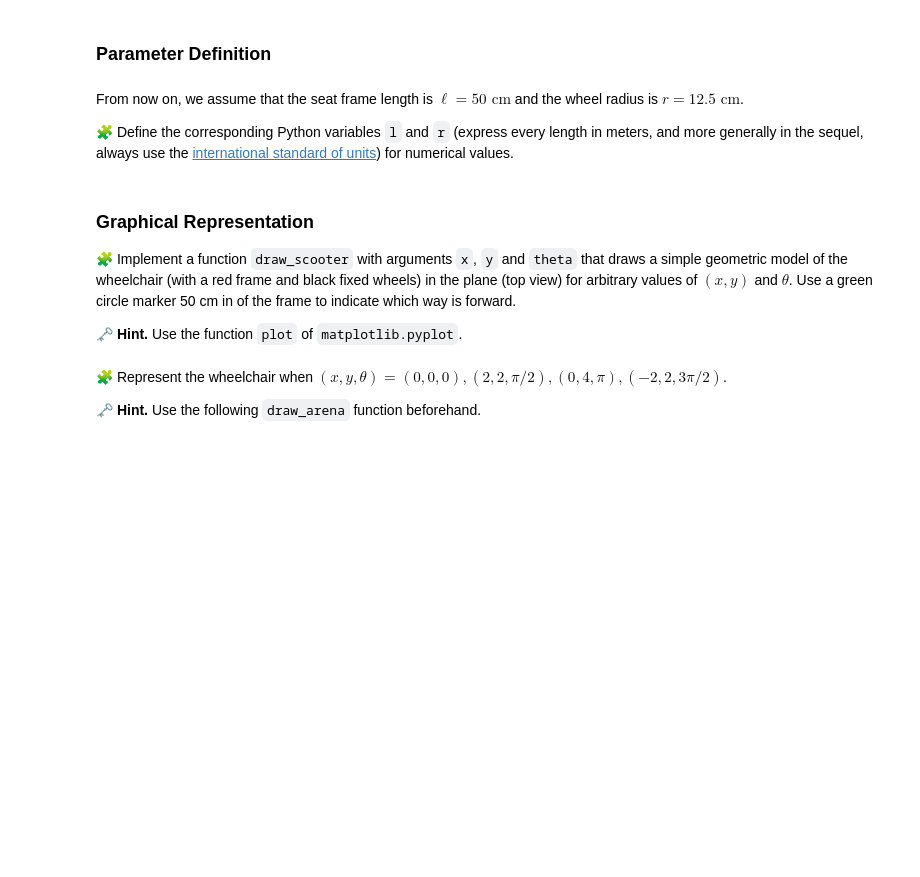
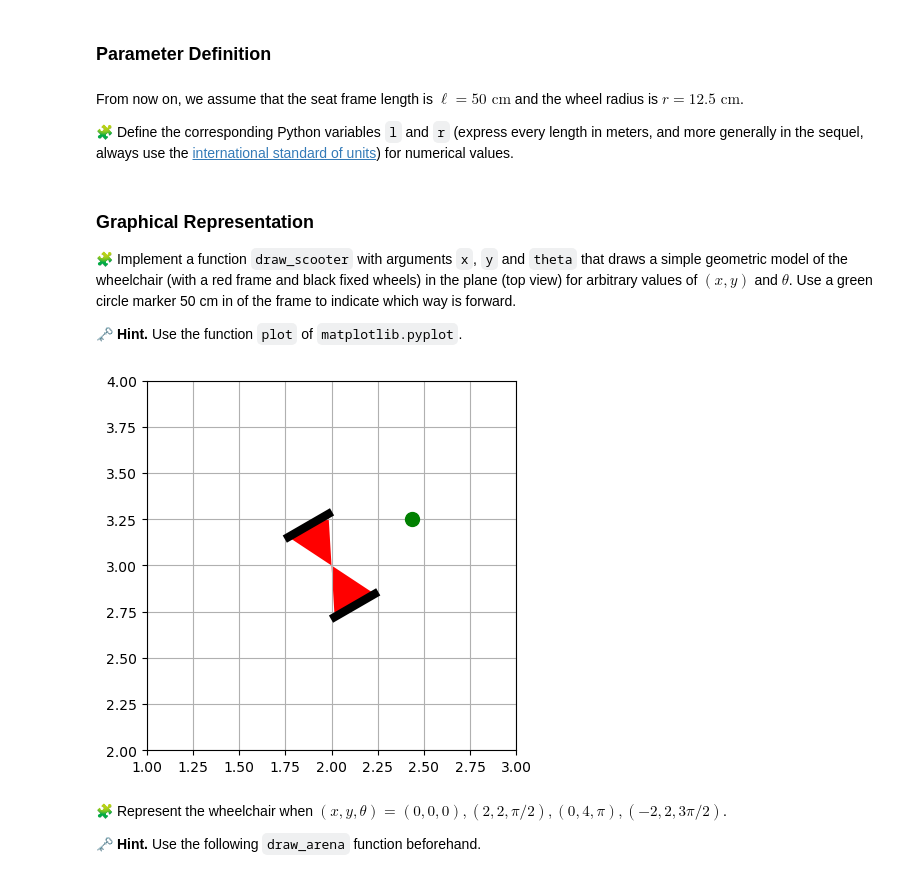
Before and after one commit to LahbibAll/control-engineering-with-python-project-2023-2024, a Jupyter notebook: Project-part-1.ipynb, the cells around one changed output. Saved outputs shown, nothing was run; the diff lists cells and outputs as text; code cells hidden in the pictures; blank space fills up the shorter version.

```diff
--- a/Project-part-1.ipynb
+++ b/Project-part-1.ipynb
@@ -56,3 +54,78 @@ pass
+# %%
+import matplotlib.pyplot as plt
+import numpy as np
+
+def draw_scooter(x, y, theta1):
+    # Define the frame of the scooter (length) and wheel radius
+    frame_length = 0.5  # 50 cm
+    wheel_radius = 0.125  # 12.5 cm
+
+    # Define the shape of the pads as isosceles triangles
+    pad_width = 0.5  # Width of the pad at the base
+    theta = np.pi/2 - theta1
+    # Pad vertices: base vertices at the wheel positions and the top vertex at the center
+    pad_left = np.array([
+        [-frame_length / 2, -wheel_radius],
+        [-frame_length / 2, wheel_radius],
+        [0, 0]
+    ])
+
+    pad_right = np.array([
+        [frame_length / 2, -wheel_radius],
+        [frame_length / 2, wheel_radius],
+        [0, 0]
+    ])
+
+    # Define the wheels positions (fixed at the ends of the frame)
+    wheels = np.array([
+        [-frame_length / 2, -wheel_radius],
+        [-frame_length / 2, wheel_radius],
+        [frame_length / 2, -wheel_radius],
+        [frame_length / 2, wheel_radius]
+    ])
+
+    # Compute the position of the center of the wheelchair
+    wheelchair_center = [x, y]
+
+    # Define the forward marker position (aligned with the center of the wheelchair)
+    forward_marker = [x, y + 0.5]
+
+    # Rotation matrix for angle theta
+    R = np.array([
+        [np.cos(theta), -np.sin(theta)],
+        [np.sin(theta), np.cos(theta)]
+    ])
+
+    # Rotate and translate the pads, wheels and marker
+    pad_left = np.dot(pad_left, R) + wheelchair_center
+    pad_right = np.dot(pad_right, R) + wheelchair_center
+    wheels = np.dot(wheels, R) + wheelchair_center
+    forward_marker = [x + 0.5*cos(theta1), y + 0.5*sin(theta1)]
+
+    # Plot the pads
+    plt.fill(pad_left[:, 0], pad_left[:, 1], 'r')
+    plt.fill(pad_right[:, 0], pad_right[:, 1], 'r')
+
+    # Plot the wheels
+    plt.plot(wheels[0:2, 0], wheels[0:2, 1], 'k', linewidth=6)
+    plt.plot(wheels[2:4, 0], wheels[2:4, 1], 'k', linewidth=6)
+
+    # Plot the forward marker
+    plt.plot(forward_marker[0], forward_marker[1], 'go', markersize=10)
+
+    # Set the aspect ratio to equal and set the limits
+    plt.gca().set_aspect('equal', adjustable='box')
+    plt.xlim(x - 1, x + 1)
+    plt.ylim(y - 1, y + 1)
+
+    # Show the plot
+    plt.grid(True)
+    plt.show()
+
+# Example usage
+draw_scooter(2, 3, np.pi/6)  # Position (0,0) and 45 degrees rotation
+# %% [output]
+[figure, added]
 # %% [markdown]
 🧩 Represent the wheelchair when $(x, y, \theta) = (0, 0, 0), (2, 2, \pi/2), (0, 4, \pi), (-2, 2, 3\pi/2)$.
 
```
Also changed, not shown: parts of 8 cells of this notebook.
